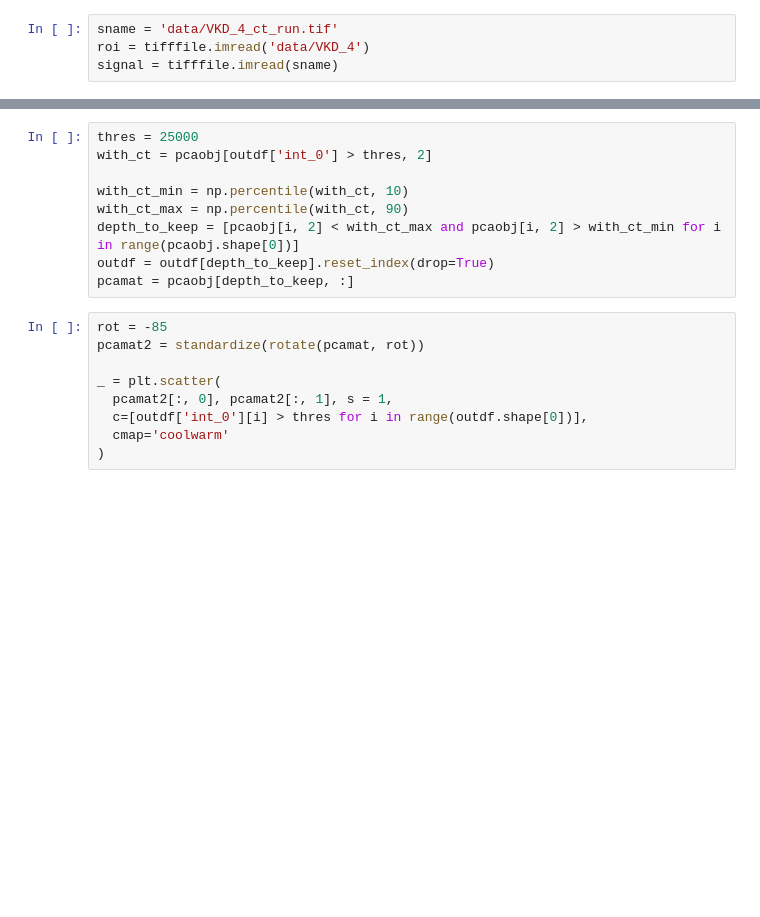
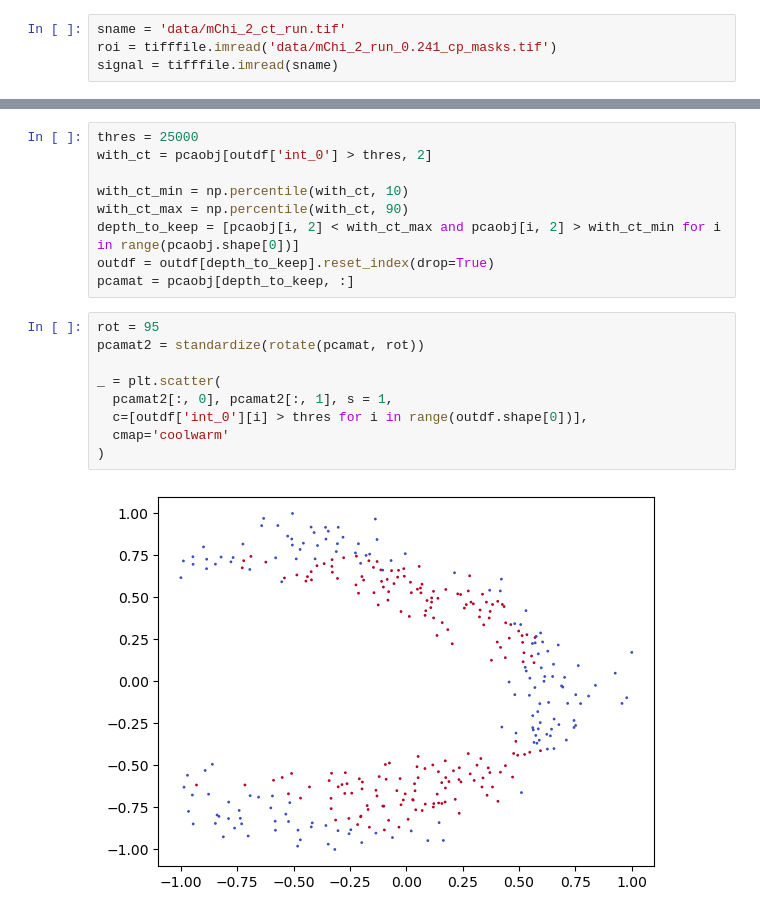
Before and after one commit to chenyenchung/Chen_et_al_2026_microscopy_quant, a Jupyter notebook: Vsx1-LOF-Mi4/preprocess.ipynb, the cells around one changed output, grey strips where cells are left out. Saved outputs shown, nothing was run; the diff lists cells and outputs as text; blank space fills up the shorter version.

```diff
--- a/Vsx1-LOF-Mi4/preprocess.ipynb
+++ b/Vsx1-LOF-Mi4/preprocess.ipynb
@@ -76,8 +76,8 @@ def standardize(mat, dims=(0, 1)):
 
     return out
 # %%
-sname = 'data/VKD_4_ct_run.tif'
-roi = tifffile.imread('data/VKD_4')
+sname = 'data/mChi_2_ct_run.tif'
+roi = tifffile.imread('data/mChi_2_run_0.241_cp_masks.tif')
 signal = tifffile.imread(sname)
 # %%
 if signal.ndim == 4:
@@ -127,11 +129,13 @@ depth_to_keep = [pcaobj[i, 2] < with_ct_max and pcaobj[i, 2] > with_ct_min for i
 outdf = outdf[depth_to_keep].reset_index(drop=True)
 pcamat = pcaobj[depth_to_keep, :]
 # %%
-rot = -85
+rot = 95
 pcamat2 = standardize(rotate(pcamat, rot))
 
 _ = plt.scatter(
   pcamat2[:, 0], pcamat2[:, 1], s = 1,
   c=[outdf['int_0'][i] > thres for i in range(outdf.shape[0])],
   cmap='coolwarm'
 )
+# %% [output]
+[figure, added]
```
Also changed, not shown: parts of 1 cell of this notebook, 1 other file.
